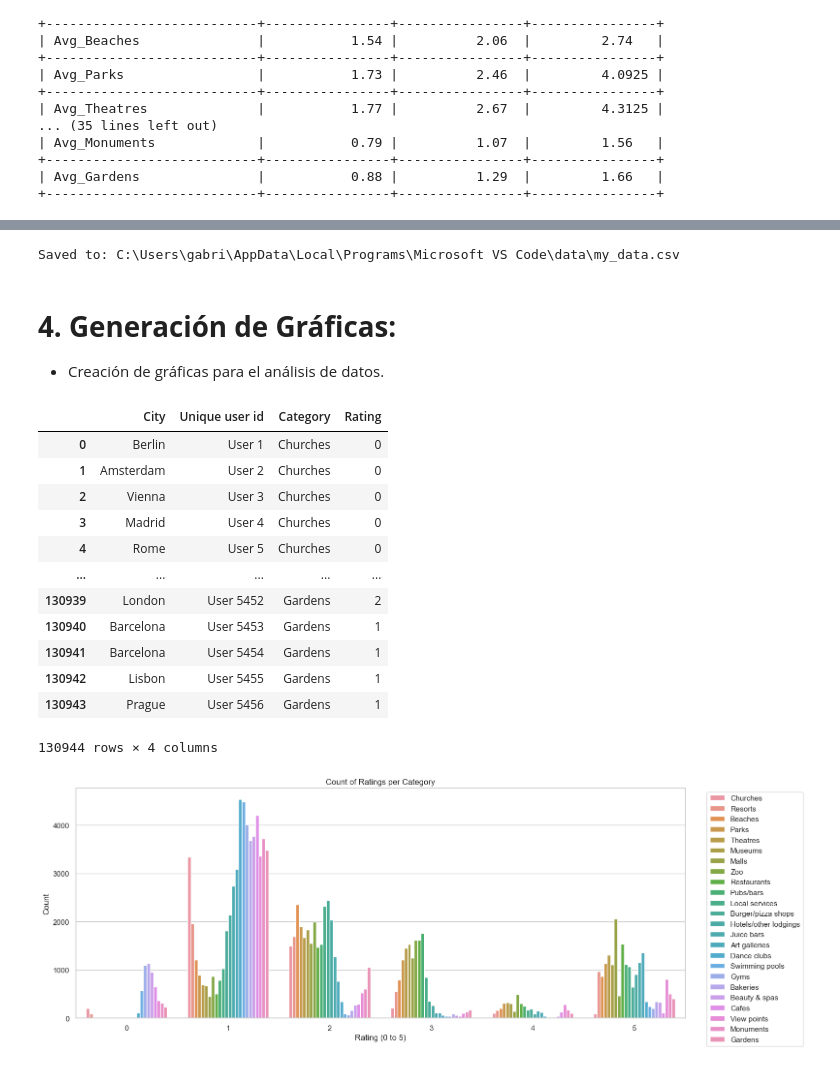
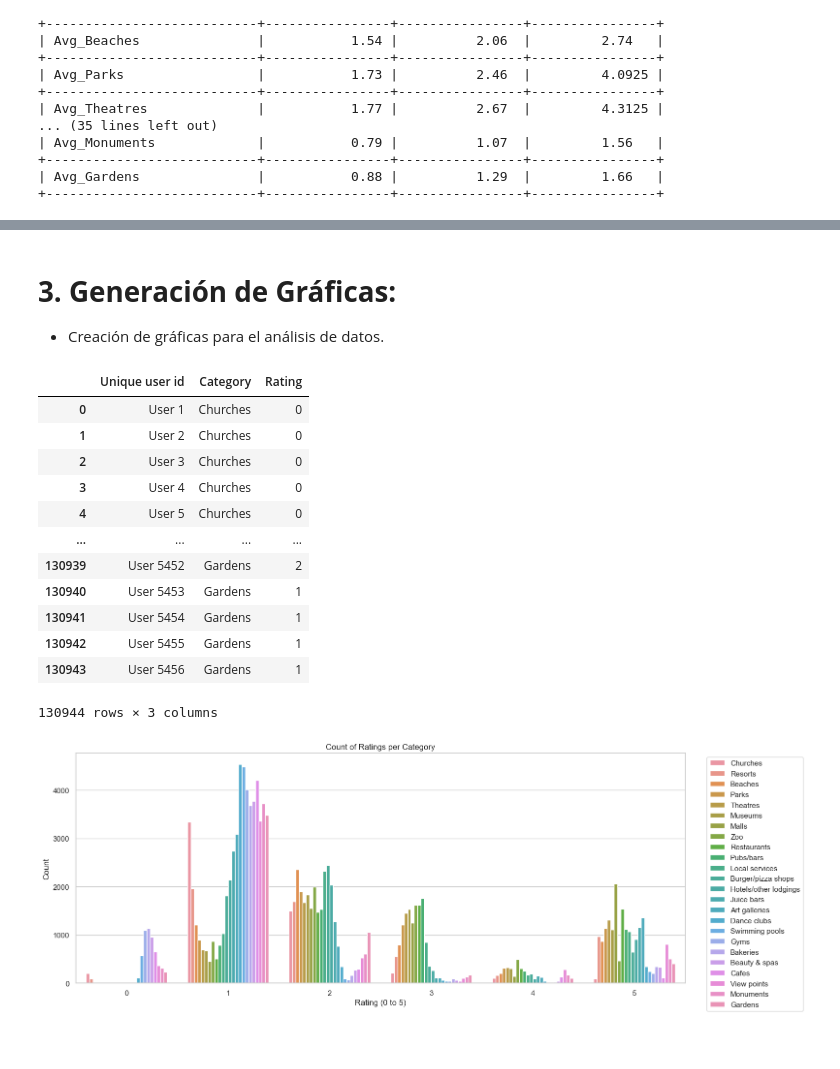
Before and after one commit to gabrielaaguiv5/ProjectI, a Jupyter notebook: notebooks/V2_eda&analysis_overview.ipynb, the cells around one changed output, grey strips where cells are left out. Cells and saved outputs as stored; diff of their text form; code cells hidden in the pictures.

```diff
--- a/notebooks/V2_eda&analysis_overview.ipynb
+++ b/notebooks/V2_eda&analysis_overview.ipynb
@@ -417,9 +417,0 @@ Se asignan valores correspondientes a "Ciudades". Teniendo en cuenta la informac
-# %%
-# Agregar ciudades al random
-
-city_list = ['London', 'Paris', 'Rome', 'Berlin', 'Barcelona', 'Amsterdam', 'Vienna', 'Prague', 'Madrid', 'Lisbon']
-datos['City'] = [random.choice(city_list) for _ in range(len(datos))]
-columnas = ['City'] + [col for col in datos.columns if col != 'City'] # Organizar ciudades al inicio
-datos = datos[columnas]
-
-datos['City'] = datos['City'].astype('category')
@@ -441,44 +418,34 @@ datos.head(10) # Nuevo orden de columnas
-# %%
-import os # Extrayendo una nueva versión de los datos, sin valores nulos e incluyendo las ciudades.
-
-os.makedirs('data', exist_ok=True)
-datos.to_csv('data/my_data.csv', index=False)
-
-file_path = os.path.abspath('data/my_data.csv')
-print(f"Saved to: {file_path}")
-# %% [output]
-Saved to: C:\Users\gabri\AppData\Local\Programs\Microsoft VS Code\data\my_data.csv
 # %% [markdown]
-# **4. Generación de Gráficas:**
+# **3. Generación de Gráficas:**
 
 *   Creación de gráficas para el análisis de datos.
 # %%
 # Melt a las columnas con ratings, manteniendo City y User ID como identificador de variables
 df_melted = datos.melt(
-    id_vars=['City', 'Unique user id'],
+    id_vars=['Unique user id'],
     var_name='Category',
     value_name='Rating'
 )
 
 # Resumiendo nombres para facilitar Melt
 df_melted['Category'] = df_melted['Category'].str.replace('Avg_', '', regex=False)
 df_melted['Rating'] = df_melted['Rating'].round(0).astype(int)
 
 df_melted
 # %% [output]
-|  | City | Unique user id | Category | Rating |
-| 0 | Berlin | User 1 | Churches | 0 |
-| 1 | Amsterdam | User 2 | Churches | 0 |
-| 2 | Vienna | User 3 | Churches | 0 |
-| 3 | Madrid | User 4 | Churches | 0 |
-| 4 | Rome | User 5 | Churches | 0 |
-| ... | ... | ... | ... | ... |
-| 130939 | London | User 5452 | Gardens | 2 |
-| 130940 | Barcelona | User 5453 | Gardens | 1 |
-| 130941 | Barcelona | User 5454 | Gardens | 1 |
-| 130942 | Lisbon | User 5455 | Gardens | 1 |
-| 130943 | Prague | User 5456 | Gardens | 1 |
+|  | Unique user id | Category | Rating |
+| 0 | User 1 | Churches | 0 |
+| 1 | User 2 | Churches | 0 |
+| 2 | User 3 | Churches | 0 |
+| 3 | User 4 | Churches | 0 |
+| 4 | User 5 | Churches | 0 |
+| ... | ... | ... | ... |
+| 130939 | User 5452 | Gardens | 2 |
+| 130940 | User 5453 | Gardens | 1 |
+| 130941 | User 5454 | Gardens | 1 |
+| 130942 | User 5455 | Gardens | 1 |
+| 130943 | User 5456 | Gardens | 1 |
-130944 rows × 4 columns
+130944 rows × 3 columns
 # %%
 # Crear un countplot incluyendo todas las categorías
 plt.figure(figsize=(16, 6))
```
Also changed, not shown: parts of 34 cells of this notebook.
